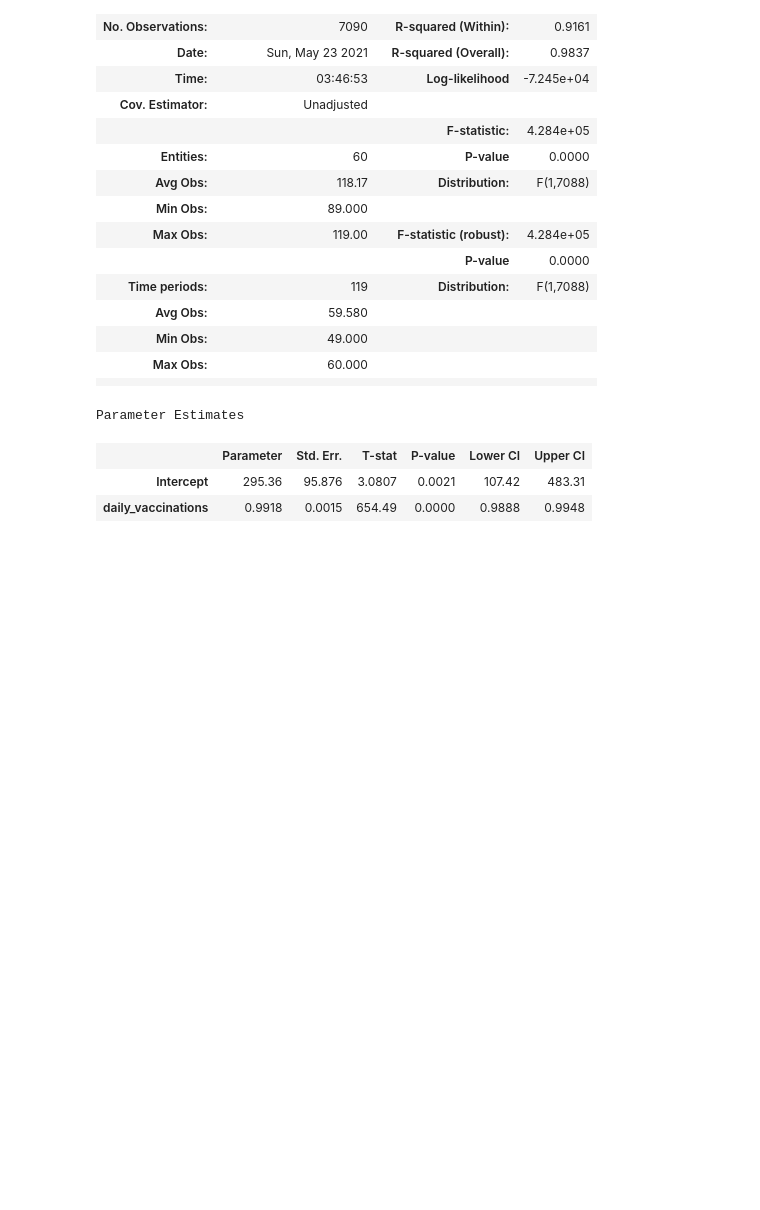
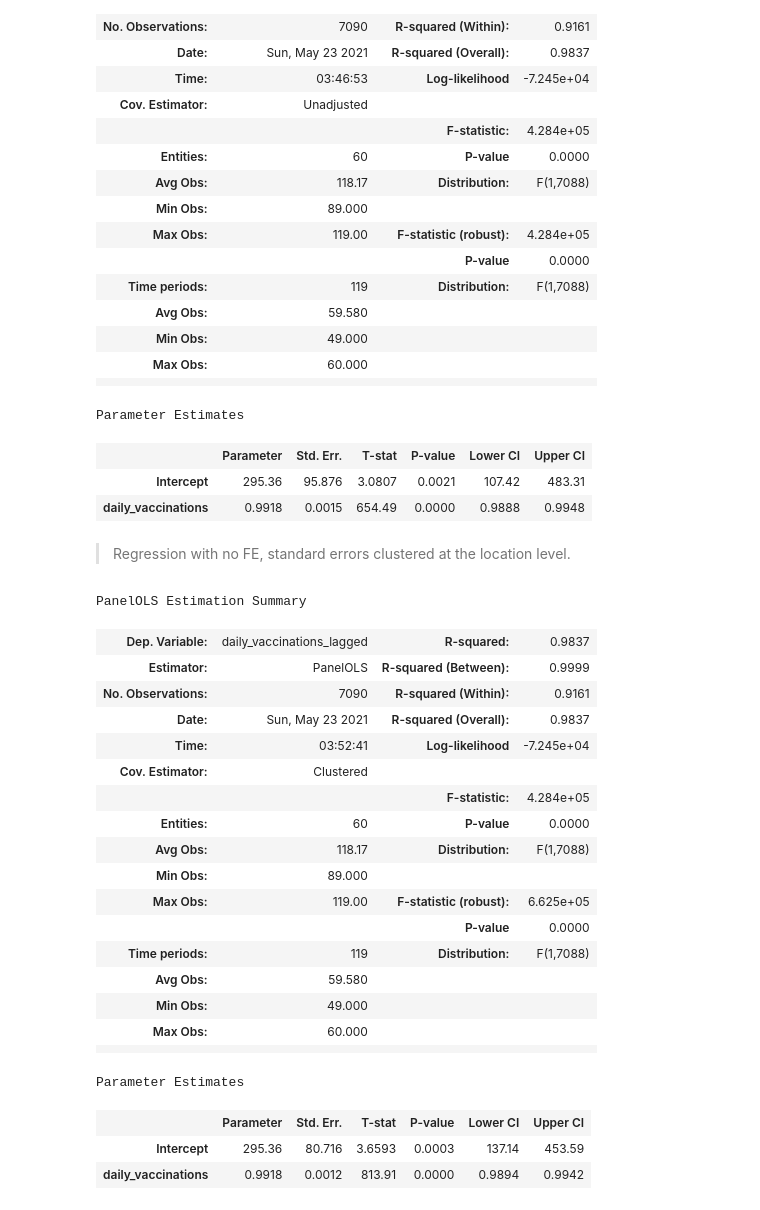
Before and after one commit to juno-yuu/COVID-Vaccine-and-Biotech-industry, a Jupyter notebook: Final_Project.ipynb, the cells around one changed output. Saved outputs shown, nothing was run; the diff lists cells and outputs as text; code cells hidden in the pictures; blank space fills up the shorter version.

```diff
--- a/Final_Project.ipynb
+++ b/Final_Project.ipynb
@@ -196,3 +200,32 @@ Parameter Estimates
 |  | Parameter | Std. Err. | T-stat | P-value | Lower CI | Upper CI |
 | Intercept | 295.36 | 95.876 | 3.0807 | 0.0021 | 107.42 | 483.31 |
 | daily_vaccinations | 0.9918 | 0.0015 | 654.49 | 0.0000 | 0.9888 | 0.9948 |
+# %% [markdown]
+> Regression with no FE, standard errors clustered at the location level.
+# %%
+dv_panel_loc = PanelOLS.from_formula(formula = 'daily_vaccinations_lagged ~ 1 + daily_vaccinations',\
+                                     data = data_panel).fit(cov_type = 'clustered', cluster_entity = True, Cluster_time = False)
+dv_panel_loc.summary
+# %% [output]
+PanelOLS Estimation Summary
+| Dep. Variable: | daily_vaccinations_lagged | R-squared: | 0.9837 |
+| Estimator: | PanelOLS | R-squared (Between): | 0.9999 |
+| No. Observations: | 7090 | R-squared (Within): | 0.9161 |
+| Date: | Sun, May 23 2021 | R-squared (Overall): | 0.9837 |
+| Time: | 03:52:41 | Log-likelihood | -7.245e+04 |
+| Cov. Estimator: | Clustered |  |  |
+|  |  | F-statistic: | 4.284e+05 |
+| Entities: | 60 | P-value | 0.0000 |
+| Avg Obs: | 118.17 | Distribution: | F(1,7088) |
+| Min Obs: | 89.000 |  |  |
+| Max Obs: | 119.00 | F-statistic (robust): | 6.625e+05 |
+|  |  | P-value | 0.0000 |
+| Time periods: | 119 | Distribution: | F(1,7088) |
+| Avg Obs: | 59.580 |  |  |
+| Min Obs: | 49.000 |  |  |
+| Max Obs: | 60.000 |  |  |
+|  |  |  |  |
+Parameter Estimates
+|  | Parameter | Std. Err. | T-stat | P-value | Lower CI | Upper CI |
+| Intercept | 295.36 | 80.716 | 3.6593 | 0.0003 | 137.14 | 453.59 |
+| daily_vaccinations | 0.9918 | 0.0012 | 813.91 | 0.0000 | 0.9894 | 0.9942 |
```
Also changed, not shown: parts of 3 cells of this notebook.
